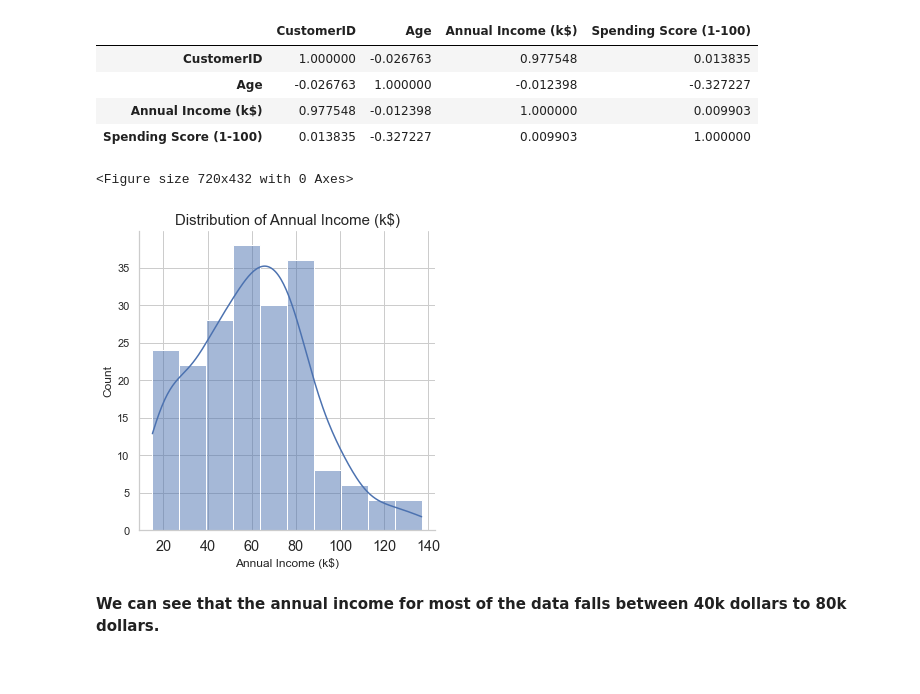
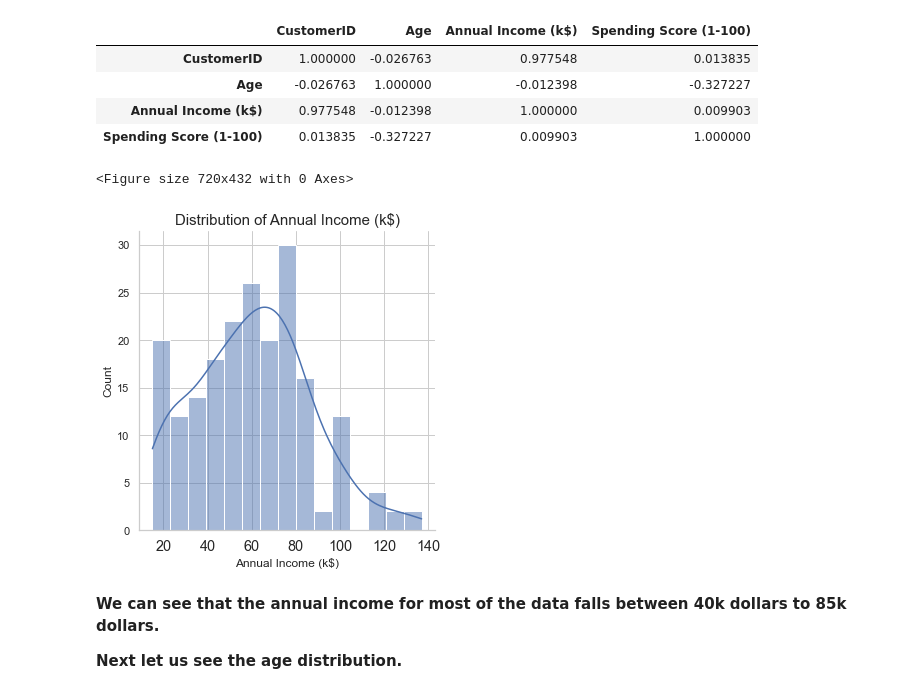
Before and after one commit to ayg15/mall-customer-segmentation, a Jupyter notebook: Mall Customer Segmentation.ipynb, the cells around one changed output. Drawn from its saved outputs; the diff is of its cells as text; code cells hidden in the pictures.

```diff
--- a/Mall Customer Segmentation.ipynb
+++ b/Mall Customer Segmentation.ipynb
@@ -107,24 +107,26 @@ customer_df.corr()
 # %%
 plt.figure(figsize=(10, 6))
 
 sns.set(style = 'whitegrid')
 
 sns.displot(data = customer_df['Annual Income (k$)']
             , height = 5
-            , palette = 'mako'
             , kind = 'hist'
-            , kde = True)
+            , kde = True
+            , bins = 15)
 
 plt.xticks(fontweight ='light'
            , fontsize ='large'
           )
 
 plt.title('Distribution of Annual Income (k$)'
          , fontsize = 15)
 
 plt.show()
 # %% [output]
 <Figure size 720x432 with 0 Axes>
-[figure, old version]
+[figure, new version]
 # %% [markdown]
-**We can see that the annual income for most of the data falls between 40k dollars to 80k dollars.**
+**We can see that the annual income for most of the data falls between 40k dollars to 85k dollars.**
+
+**Next let us see the age distribution.**
```
Also changed, not shown: parts of 3 cells of this notebook.
